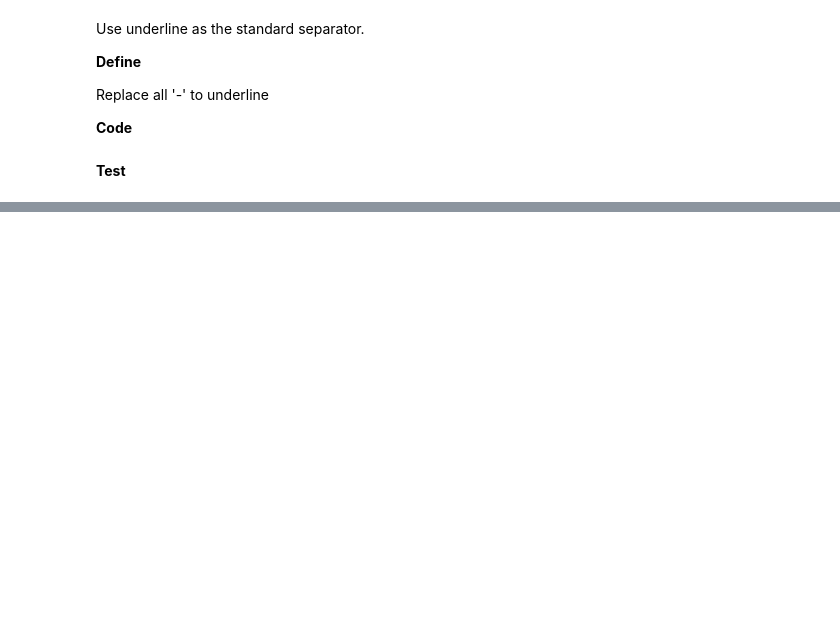
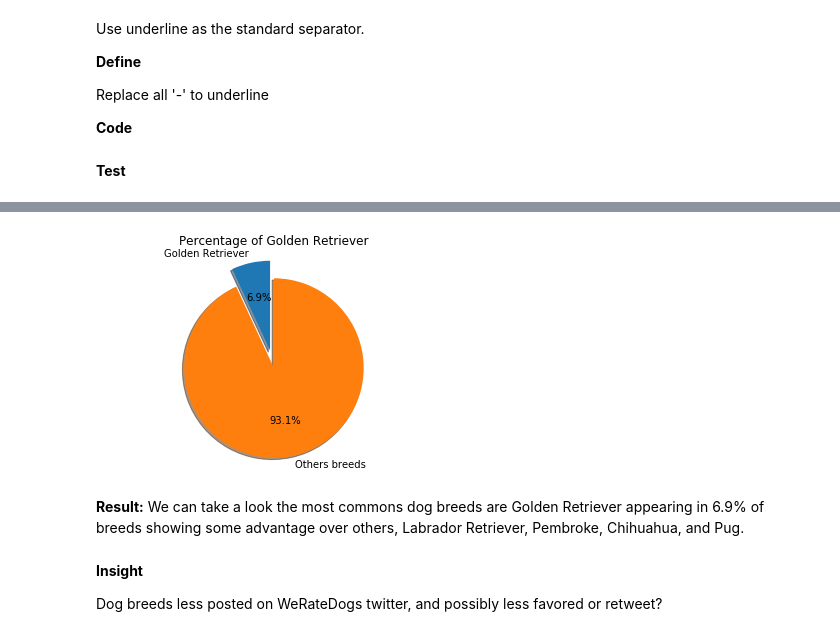
Before and after one commit to Phomint/Udacity_DataAnalysis, a Jupyter notebook: Projects/Project_4/wrangle_act.ipynb, the cells around one changed output, grey strips where cells are left out. Cells and saved outputs as stored; diff of their text form; code cells hidden in the pictures; blank space fills up the shorter version.

```diff
--- a/Projects/Project_4/wrangle_act.ipynb
+++ b/Projects/Project_4/wrangle_act.ipynb
@@ -590,0 +658,21 @@ image_prd_clean.sample(20)
+# %%
+golden = df_twitter[df_twitter['breeds']=='golden_retriever'].shape[0]
+others = df_twitter.shape[0]-golden
+sizes = [golden, others]
+labels = ['Golden Retriever', 'Others breeds']
+
+explode = (0.2, 0)
+fig1, ax1 = plt.subplots()
+ax1.pie(sizes, labels=labels,explode=explode, autopct='%1.1f%%', shadow=True, startangle=90)
+ax1.axis('equal')
+
+plt.title('Percentage of Golden Retriever')
+plt.show();
+# %% [output]
+[figure, added]
+# %% [markdown]
+**Result:** We can take a look the most commons dog breeds are Golden Retriever appearing in 6.9% of breeds showing some advantage over others, Labrador Retriever, Pembroke, Chihuahua, and Pug.
+# %% [markdown]
+**Insight**
+
+Dog breeds less posted on WeRateDogs twitter, and possibly less favored or retweet?
```
Also changed, not shown: parts of 24 cells of this notebook.
